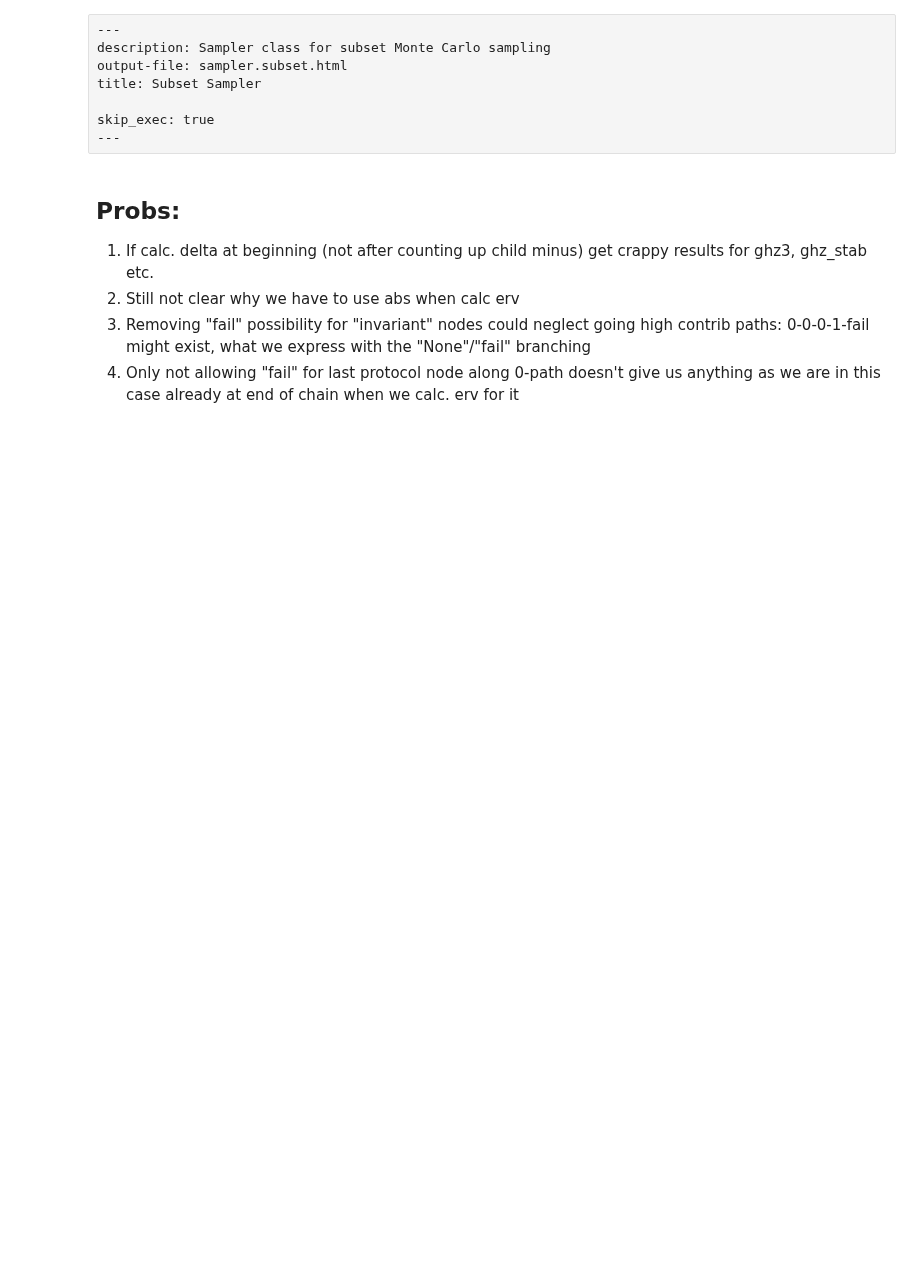
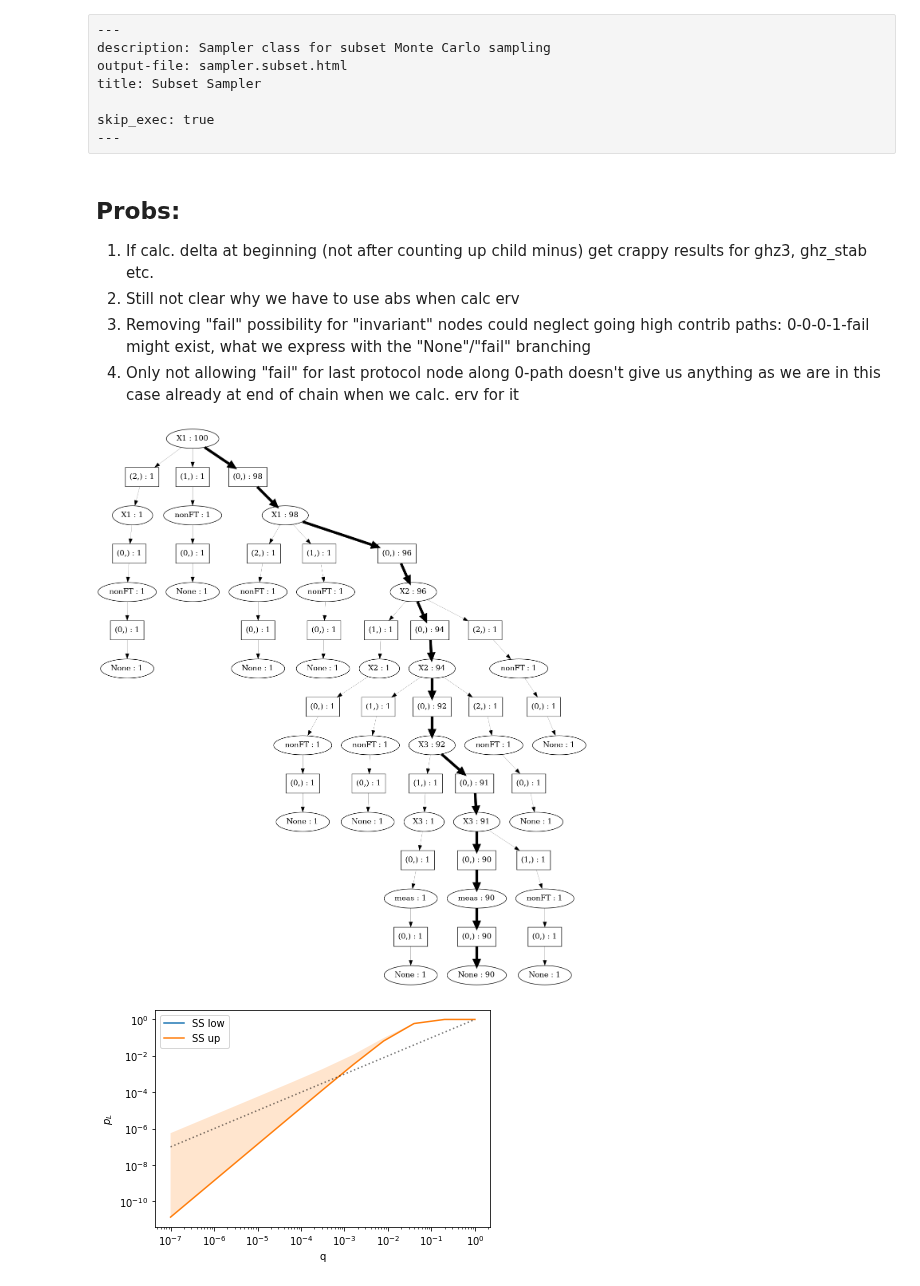
Before and after one commit to dpwinter/qsample, a Jupyter notebook: nbs/06d_sampler.subset.ipynb, the cells around one changed output. Drawn from its saved outputs; the diff is of its cells as text; code cells hidden in the pictures; blank space fills up the shorter version.

```diff
--- a/nbs/06d_sampler.subset.ipynb
+++ b/nbs/06d_sampler.subset.ipynb
@@ -225,15 +225,8 @@ class SubsetSamplerERV(SubsetSampler):
         sampled_subsets = [n.name for n in tree_node.children]
         unsampled_Aws = {k:v for k,v in Aws.items() if k not in sampled_subsets}
         if unsampled_Aws:
-            # # print(unsampled_Aws)
-            # if tree_node.name == 'X2' or tree_node.name == 'X3':
-            sorted_subsets = dict(sorted(unsampled_Aws.items(), key=lambda k: k[1], reverse=True))
-            # print(sorted_subsets)
-            v = list(sorted_subsets.keys())
-            subset_candidates = sampled_subsets + v[:2] #[next_important_subset]
-            # else:
-            # next_important_subset = max(unsampled_Aws, key=lambda k: unsampled_Aws.get(k))
-            # subset_candidates = sampled_subsets + [next_important_subset]
+            next_important_subset = max(unsampled_Aws, key=lambda k: unsampled_Aws.get(k))
+            subset_candidates = sampled_subsets + [next_important_subset]
         else:
             subset_candidates = sampled_subsets
 
@@ -300,10 +293,12 @@ class SubsetSamplerERV(SubsetSampler):
 
             child_node_minus.count += 1
             delta_prime = 1 - self.tree.path_sum(self.tree.root, mode=2)
+            # delta_minus = 1 - self.tree.path_sum(self.tree.root, mode=2)
             v_L_minus = self.tree.uncertainty_propagated_variance(mode=1)
             child_node_minus.count -= 1
 
             child_node_plus.count += 1
+            # delta_plus = 1 - self.tree.path_sum(self.tree.root, mode=2)
             v_L_plus = self.tree.uncertainty_propagated_variance(mode=1)
             child_node_plus.count -= 1
 
@@ -311,7 +306,7 @@ class SubsetSamplerERV(SubsetSampler):
 
             v_L_exp = child_node_plus.rate * v_L_plus + child_node_minus.rate * v_L_minus
             erv = abs(v_L - v_L_exp + delta - delta_prime)
-
+            # erv = child_node_plus.rate * (np.sqrt(v_L_plus) - delta_plus) + child_node_minus.rate * (np.sqrt(v_L_minus) - delta_minus) - (np.sqrt(v_L) - delta)
             erv_vals.append(erv)
 
             if subset_node.count == 0: self.tree.remove(subset_node)
@@ -329,3 +324,23 @@ class SubsetSamplerERV(SubsetSampler):
 2. Still not clear why we have to use abs when calc erv
 3. Removing "fail" possibility for "invariant" nodes could neglect going high contrib paths: 0-0-0-1-fail might exist, what we express with the "None"/"fail" branching
 4. Only not allowing "fail" for last protocol node along 0-path doesn't give us anything as we are in this case already at end of chain when we calc. erv for it
+# %%
+#slow
+import numpy as np
+import matplotlib.pyplot as plt
+
+from qsample.examples import flagstab, ghz3, ghz_stab, ftsteane, steane0
+from qsample import StabilizerSimulator as CHP
+from qsample import callbacks as cb
+from qsample.noise import E1
+
+sample_range = np.logspace(-7,0,11)
+err_params = {'q': sample_range}
+
+sam = SubsetSamplerERV(flagstab, CHP, p_max={'q': 1e-3}, err_params=err_params, err_model=E1)
+sam.run(100, callbacks=[cb.PlotStats()])
+
+sam.tree.draw()
+# %% [output]
+[figure, added]
+[figure, added]
```
Also changed, not shown: 1 other file.
